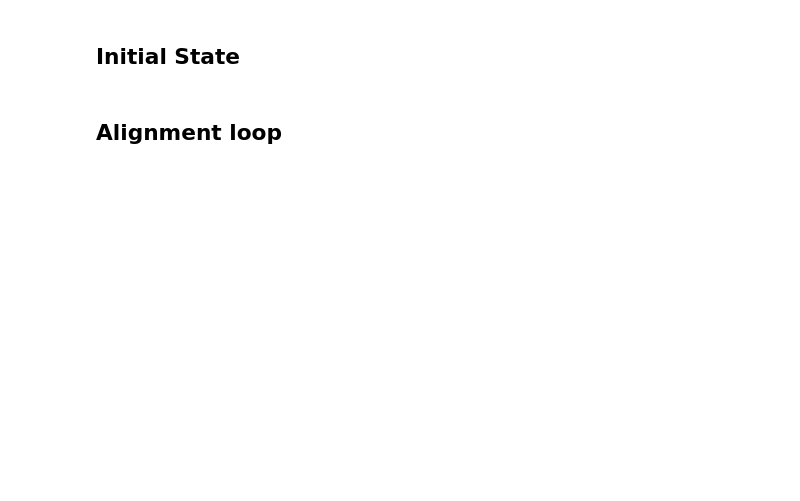
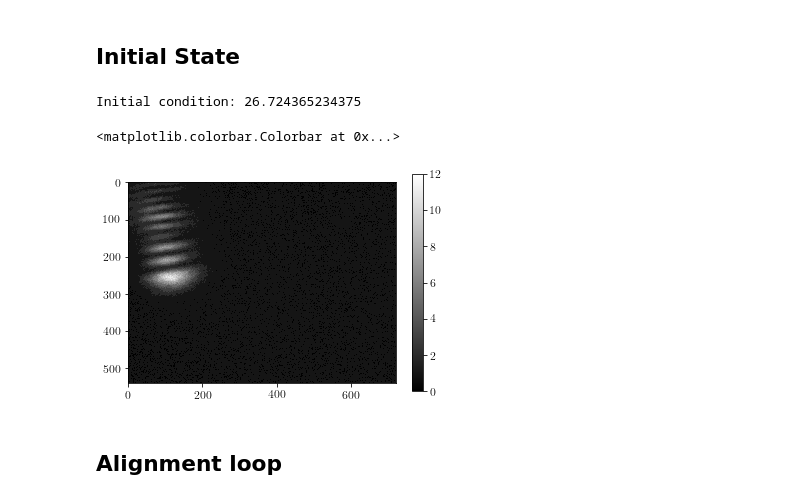
Before and after one commit to Parth92/Beam_auto_alignment, a Jupyter notebook: src/Actual_lab_cavity_alignment-with_GA.ipynb, the cells around one changed output. Drawn from its saved outputs; the diff is of its cells as text; code cells hidden in the pictures; blank space fills up the shorter version.

```diff
--- a/src/Actual_lab_cavity_alignment-with_GA.ipynb
+++ b/src/Actual_lab_cavity_alignment-with_GA.ipynb
@@ -35,10 +40,14 @@ print("DAC on IP: ", bus.address)
 # %% [markdown]
 ## Initial State
 # %%
-Img_initial = Capture_image(1000)
+Img_initial = Capture_image(1000, camera)
 print('Initial condition: {}'.format(Img_initial.sum()/n_pixl**2))
 plt.imshow(Img_initial[::-1], cmap=cm.binary_r)
 plt.colorbar()
+# %% [output]
+Initial condition: 26.724365234375
+<matplotlib.colorbar.Colorbar at 0x...>
+[figure, added]
 # %%
 # Initial condition of beam
 current_beam_status = np.zeros(num_params)
```
Also changed, not shown: parts of 2 cells of this notebook, 1 other file.
